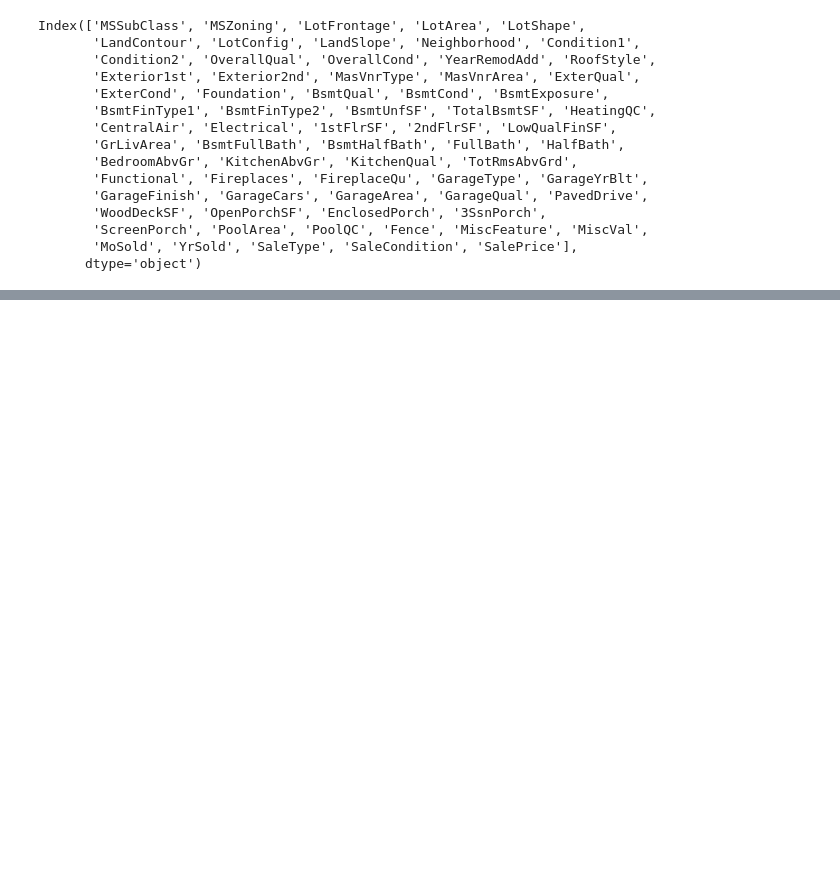
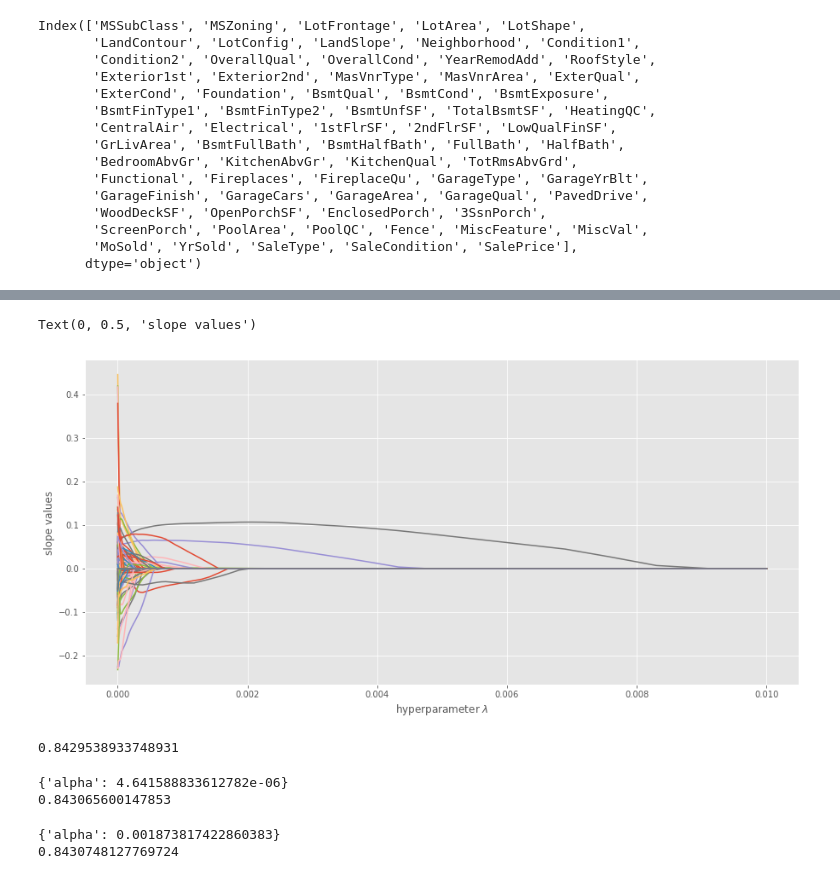
Before and after one commit to qnguyen793/Ames_housing_price_ml, a Jupyter notebook: Housing price analysis.ipynb, the cells around one changed output, grey strips where cells are left out. Drawn from its saved outputs; the diff is of its cells as text; code cells hidden in the pictures; blank space fills up the shorter version.

```diff
--- a/Housing price analysis.ipynb
+++ b/Housing price analysis.ipynb
@@ -316,3 +321,6 @@ Name: SalePrice, dtype: float64
 train = dummified_full[dummified_full.SalePrice > 0]
 test = dummified_full[dummified_full.SalePrice == 0]
 test = test.drop('SalePrice',axis=1)
+
+x_train = train.drop('SalePrice',axis=1)
+y_train = np.log(train.SalePrice)
@@ -326,0 +454,11 @@ test.shape
+# %%
+alphas = 10**np.linspace(-6,-2,100)
+lr.set_params(normalize=True)
+coefs  = []
+
+for alpha in alphas:
+        lr.set_params(alpha=alpha)
+        lr.fit(x_train, y_train)
+        coefs.append(lr.coef_)
+
+coefs = pd.DataFrame(coefs, index = alphas, columns = x_train.columns)
@@ -326,0 +485,12 @@ test.shape
+# %%
+plt.figure(figsize=(15,7))
+for name in coefs.columns:
+    plt.plot(coefs.index, coefs[name], label=name)
+
+
+# plt.legend(loc=1) 	# Legend location
+plt.xlabel(r'hyperparameter $\lambda$')
+plt.ylabel(r'slope values')
+# %% [output]
+Text(0, 0.5, 'slope values')
+[figure, added]
@@ -326,0 +499,34 @@ test.shape
+# %%
+linR = LinearRegression()
+linR.fit(optimal_features,y_train)
+linR_scores = cross_val_score(linR,optimal_features,y_train,cv=5)
+
+print(np.mean(linR_scores))
+# %% [output]
+0.8429538933748931
+# %%
+lr = Lasso(normalize=True)
+
+params = {'alpha':10**np.linspace(-6,-3,100)}
+grid = GridSearchCV(estimator=lr,param_grid=params,cv=5)
+
+
+grid.fit(optimal_features,y_train)
+print(grid.best_params_)
+print(grid.best_score_)
+# %% [output]
+{'alpha': 4.641588833612782e-06}
+0.843065600147853
+# %%
+rd = Ridge(normalize=True)
+
+params = {'alpha':10**np.linspace(-4,2,100)}
+
+grid = GridSearchCV(estimator=rd,param_grid=params,cv=5)
+
+grid.fit(optimal_features,y_train)
+print(grid.best_params_)
+print(grid.best_score_)
+# %% [output]
+{'alpha': 0.001873817422860383}
+0.8430748127769724
```
Also changed, not shown: parts of 24 cells of this notebook.
